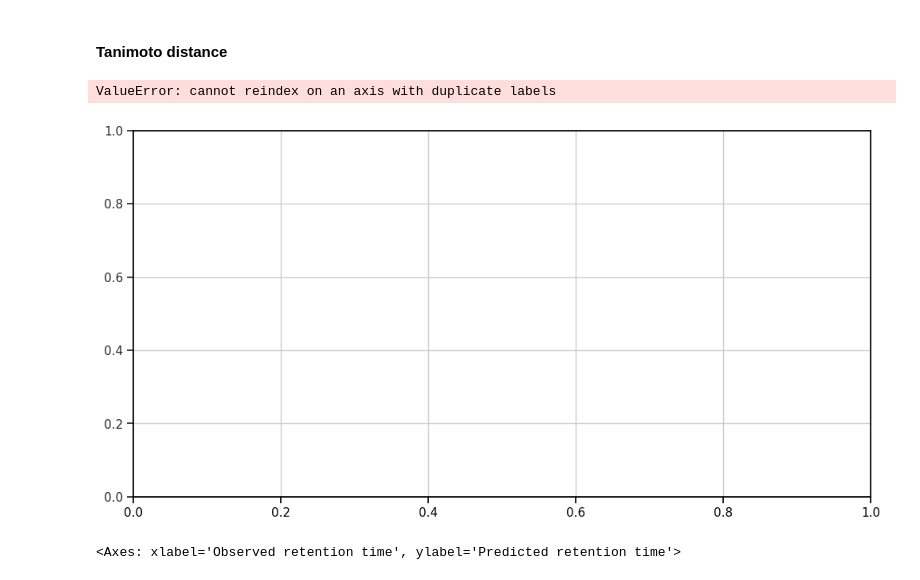
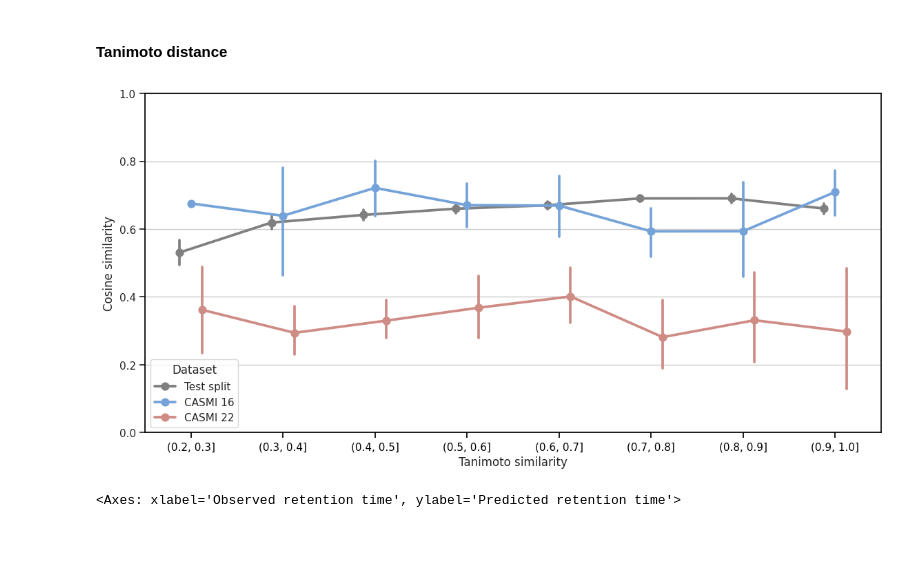
Before and after one commit to BAMeScience/fiora, a Jupyter notebook: notebooks/test_model.ipynb, the cells around one changed output. Drawn from its saved outputs; the diff is of its cells as text; code cells hidden in the pictures; blank space fills up the shorter version.

Commit message:
Test model in new environment. Update plots.

```diff
--- a/notebooks/test_model.ipynb
+++ b/notebooks/test_model.ipynb
@@ -529,19 +530,26 @@ df_test.loc[:,"tanimoto"] = np.nan
 for i,d in df_test.iterrows():
     df_test.at[i, "tanimoto"] = df_train["Metabolite"].apply(lambda x: x.tanimoto_similarity(d["Metabolite"])).max()
 # %%
+df_cas["Dataset"] = "CASMI 16"
+df_cas22["Dataset"] = "CASMI 22"
+df_test["Dataset"] = "Test split"
+
 set_light_theme()
 fig, ax = plt.subplots(1,1, figsize=(12, 6))
-C = pd.concat([df_test, df_cas, df_cas22])
-sns.pointplot(ax=ax, data=C, x=pd.cut(C['tanimoto'], bins=[x/10.0 for x in list(range(0,10,1))]), y="spectral_sqrt_cosine", palette=tri_palette, capsize=.0, hue="dataset", dodge=0.25) #multiple="dodge", common_norm=False, stat="density") #multiple="dodge", common_norm=False, stat="density")
-plt.ylim([0.2, 1])
+plt.subplots_adjust(top=0.94, bottom=0.12, right=0.97, left=0.08)
 
+C = pd.concat([df_test, df_cas, df_cas22], ignore_index=True)
+sns.pointplot(ax=ax, data=C, x=pd.cut(C['tanimoto'], bins=[x/10.0 for x in list(range(2,11,1))]), y="spectral_sqrt_cosine", palette=tri_palette, capsize=.0, hue="Dataset", dodge=0.25) #multiple="dodge", common_norm=False, stat="density") #multiple="dodge", common_norm=False, stat="density")
+plt.ylim([0, 1])
+plt.legend(title="Dataset", loc="lower left")
+plt.ylabel("Cosine similarity")
+plt.xlabel("Tanimoto similarity")
 
-# fig.savefig(f"{home}/images/paper/tanimoto.svg", format="svg", dpi=600, bbox_inches='tight', pad_inches=0.1)
-# fig.savefig(f"{home}/images/paper/tanimoto.png", format="png", dpi=600, bbox_inches='tight', pad_inches=0.1)
+fig.savefig(f"{home}/images/paper/tanimoto.svg", format="svg", dpi=600, pad_inches=0.1) # bbox_inches='tight',
+fig.savefig(f"{home}/images/paper/tanimoto.png", format="png", dpi=600, pad_inches=0.1)
 plt.show()
 # %% [output]
-ValueError: cannot reindex on an axis with duplicate labels
-[figure, old version]
+[figure, new version]
 # %%
 fig, axs = plt.subplots(2, 1, figsize=(12, 14), gridspec_kw={'height_ratios': [1, 5]}, sharex=True)
 plt.subplots_adjust(wspace=0.1, hspace=0.05)
```
Also changed, not shown: parts of 1 cell of this notebook.
